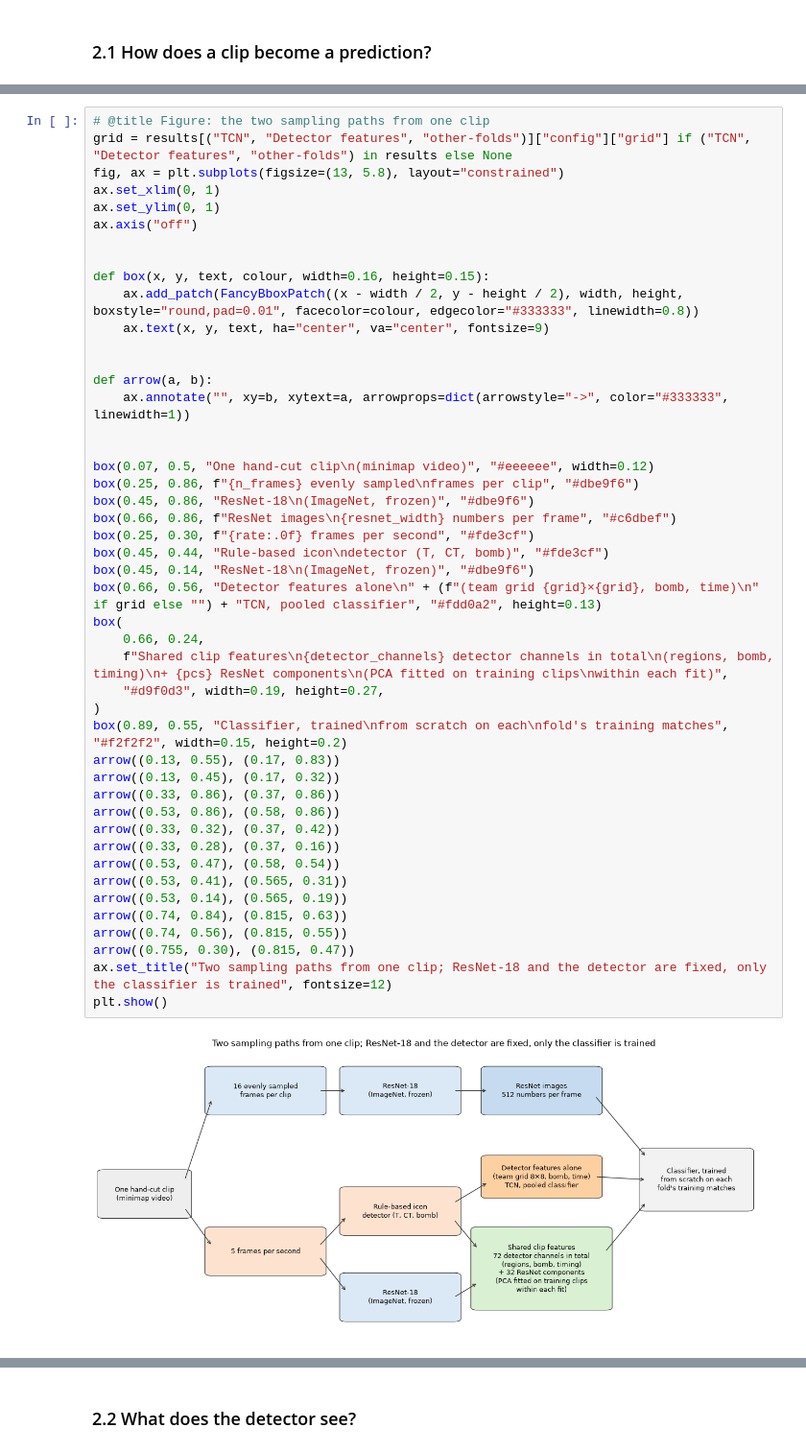
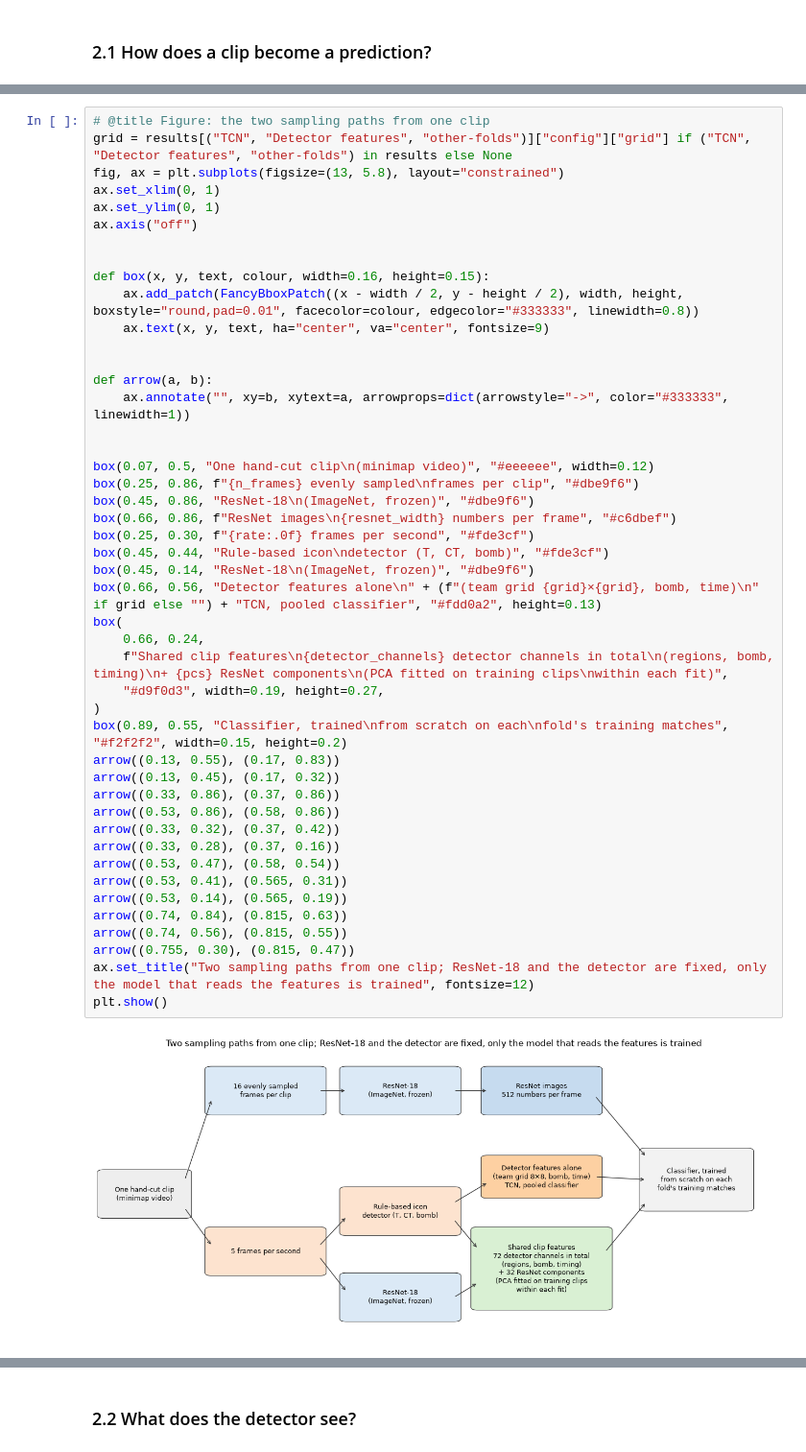
Before and after one commit to FraggyVz/CV-DL, a Jupyter notebook: notebooks/tactic-model-comparison.ipynb, the cells around one changed output, grey strips where cells are left out. Shown at 96% size. Cells and saved outputs as stored; diff of their text form.

```diff
--- a/notebooks/tactic-model-comparison.ipynb
+++ b/notebooks/tactic-model-comparison.ipynb
@@ -685,32 +685,32 @@ def arrow(a, b):
 
 
 box(0.07, 0.5, "One hand-cut clip\n(minimap video)", "#eeeeee", width=0.12)
 box(0.25, 0.86, f"{n_frames} evenly sampled\nframes per clip", "#dbe9f6")
 box(0.45, 0.86, "ResNet-18\n(ImageNet, frozen)", "#dbe9f6")
 box(0.66, 0.86, f"ResNet images\n{resnet_width} numbers per frame", "#c6dbef")
 box(0.25, 0.30, f"{rate:.0f} frames per second", "#fde3cf")
 box(0.45, 0.44, "Rule-based icon\ndetector (T, CT, bomb)", "#fde3cf")
 box(0.45, 0.14, "ResNet-18\n(ImageNet, frozen)", "#dbe9f6")
 box(0.66, 0.56, "Detector features alone\n" + (f"(team grid {grid}×{grid}, bomb, time)\n" if grid else "") + "TCN, pooled classifier", "#fdd0a2", height=0.13)
 box(
     0.66, 0.24,
     f"Shared clip features\n{detector_channels} detector channels in total\n(regions, bomb, timing)\n+ {pcs} ResNet components\n(PCA fitted on training clips\nwithin each fit)",
     "#d9f0d3", width=0.19, height=0.27,
 )
 box(0.89, 0.55, "Classifier, trained\nfrom scratch on each\nfold's training matches", "#f2f2f2", width=0.15, height=0.2)
 arrow((0.13, 0.55), (0.17, 0.83))
 arrow((0.13, 0.45), (0.17, 0.32))
 arrow((0.33, 0.86), (0.37, 0.86))
 arrow((0.53, 0.86), (0.58, 0.86))
 arrow((0.33, 0.32), (0.37, 0.42))
 arrow((0.33, 0.28), (0.37, 0.16))
 arrow((0.53, 0.47), (0.58, 0.54))
 arrow((0.53, 0.41), (0.565, 0.31))
 arrow((0.53, 0.14), (0.565, 0.19))
 arrow((0.74, 0.84), (0.815, 0.63))
 arrow((0.74, 0.56), (0.815, 0.55))
 arrow((0.755, 0.30), (0.815, 0.47))
-ax.set_title("Two sampling paths from one clip; ResNet-18 and the detector are fixed, only the classifier is trained", fontsize=12)
+ax.set_title("Two sampling paths from one clip; ResNet-18 and the detector are fixed, only the model that reads the features is trained", fontsize=12)
 plt.show()
 # %% [output]
-[figure, old version]
+[figure, new version]
```
Also changed, not shown: parts of 25 cells of this notebook, 2 other files.
